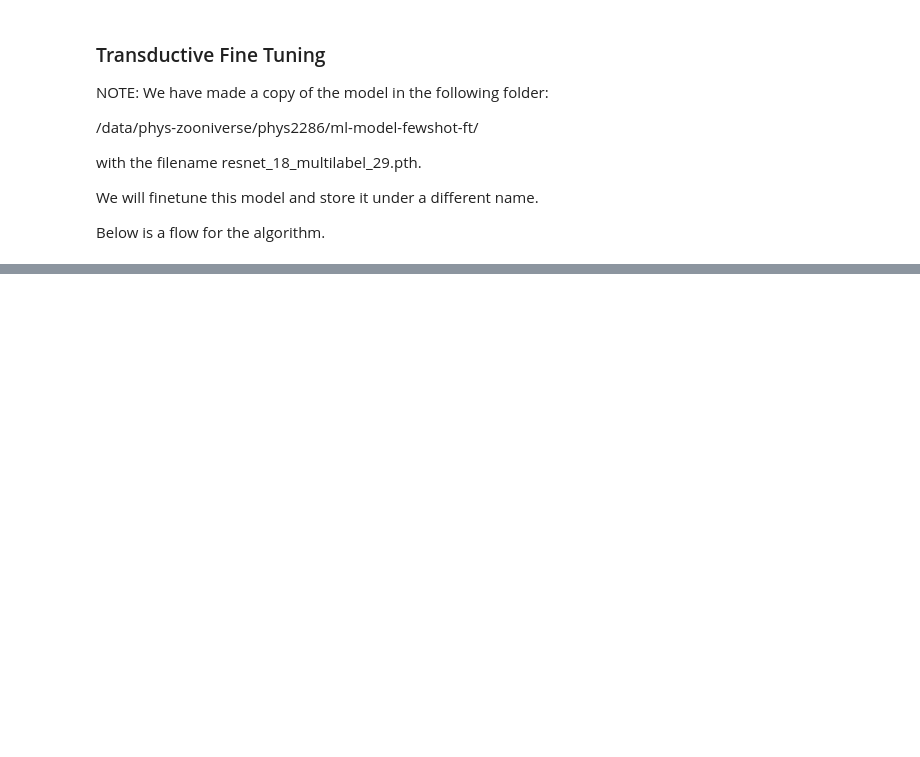
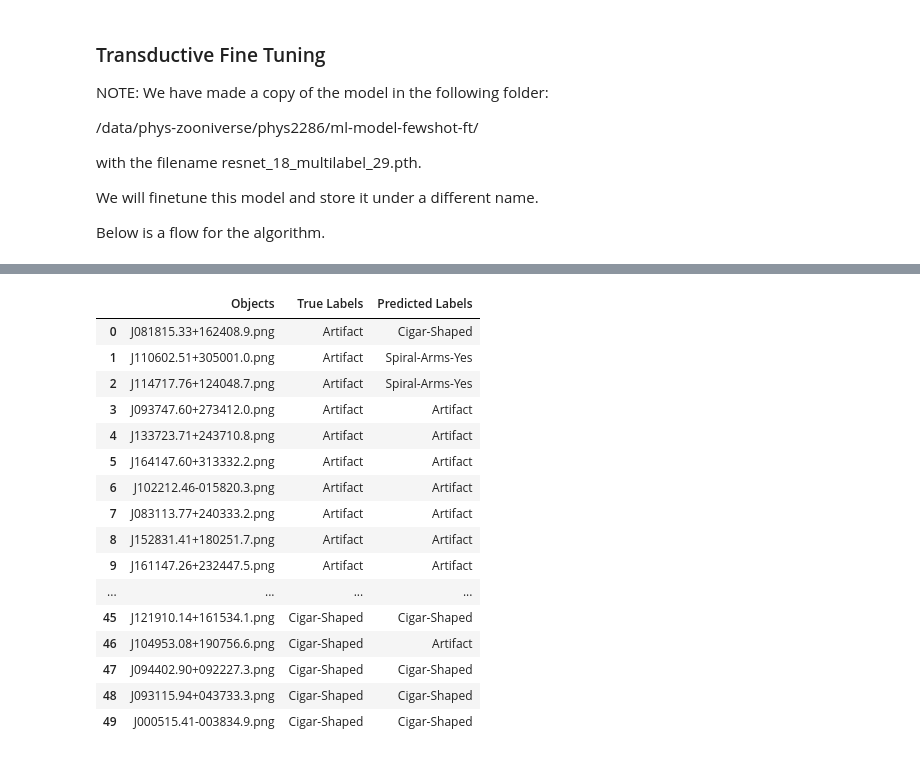
Before and after one commit to Harry45/MTL, a Jupyter notebook: decals.ipynb, the cells around one changed output, grey strips where cells are left out. Saved outputs shown, nothing was run; the diff lists cells and outputs as text; code cells hidden in the pictures; blank space fills up the shorter version.

Commit message:
fewshot

```diff
--- a/decals.ipynb
+++ b/decals.ipynb
@@ -433,0 +575,2 @@ list(backbone.modules())[-1].out_features
+# %%
+model = training_finetune(model_ft, loaders, quant)
@@ -433,0 +598,17 @@ list(backbone.modules())[-1].out_features
+# %%
+nquery = len(query_loader.dataset)
+
+probabilities = {}
+
+for i in range(nquery):
+    pred = model(query_loader.dataset[i][0].view(1,1,224,224).to(device))
+    prob = F.softmax(pred.data.cpu(), dim = 1)
+
+    # name of the file
+    name = query_loader.dataset.csvfile['Objects'].values[i]
+    probabilities[name] = prob.view(-1).data.numpy()
+# %%
+probabilities = pd.DataFrame(probabilities).T
+
+# rename the columns
+probabilities.columns = st.FS_CLASSES
@@ -433,0 +617,34 @@ list(backbone.modules())[-1].out_features
+# %%
+# find the column name with the minimum distance
+labels_pred = probabilities.idxmax(axis="columns")
+labels_pred = labels_pred.reset_index(level=0)
+
+# rename the columns
+labels_pred.columns = ['Objects', 'Labels']
+
+# load the true labels and merge them with the predicted labels
+truth = hp.load_csv('fewshot', f'query_{str(nshot)}')
+combined = pd.merge(truth, labels_pred, on='Objects', how='outer')
+
+# rename the columns for the combined dataframe
+combined.columns = ['Objects', 'True Labels', 'Predicted Labels']
+# %%
+combined.head(nquery)
+# %% [output]
+|  | Objects | True Labels | Predicted Labels |
+| 0 | J081815.33+162408.9.png | Artifact | Cigar-Shaped |
+| 1 | J110602.51+305001.0.png | Artifact | Spiral-Arms-Yes |
+| 2 | J114717.76+124048.7.png | Artifact | Spiral-Arms-Yes |
+| 3 | J093747.60+273412.0.png | Artifact | Artifact |
+| 4 | J133723.71+243710.8.png | Artifact | Artifact |
+| 5 | J164147.60+313332.2.png | Artifact | Artifact |
+| 6 | J102212.46-015820.3.png | Artifact | Artifact |
+| 7 | J083113.77+240333.2.png | Artifact | Artifact |
+| 8 | J152831.41+180251.7.png | Artifact | Artifact |
+| 9 | J161147.26+232447.5.png | Artifact | Artifact |
+| ... | ... | ... | ... |
+| 45 | J121910.14+161534.1.png | Cigar-Shaped | Cigar-Shaped |
+| 46 | J104953.08+190756.6.png | Cigar-Shaped | Artifact |
+| 47 | J094402.90+092227.3.png | Cigar-Shaped | Cigar-Shaped |
+| 48 | J093115.94+043733.3.png | Cigar-Shaped | Cigar-Shaped |
+| 49 | J000515.41-003834.9.png | Cigar-Shaped | Cigar-Shaped |
```
Also changed, not shown: parts of 18 cells of this notebook, 6 other files.
